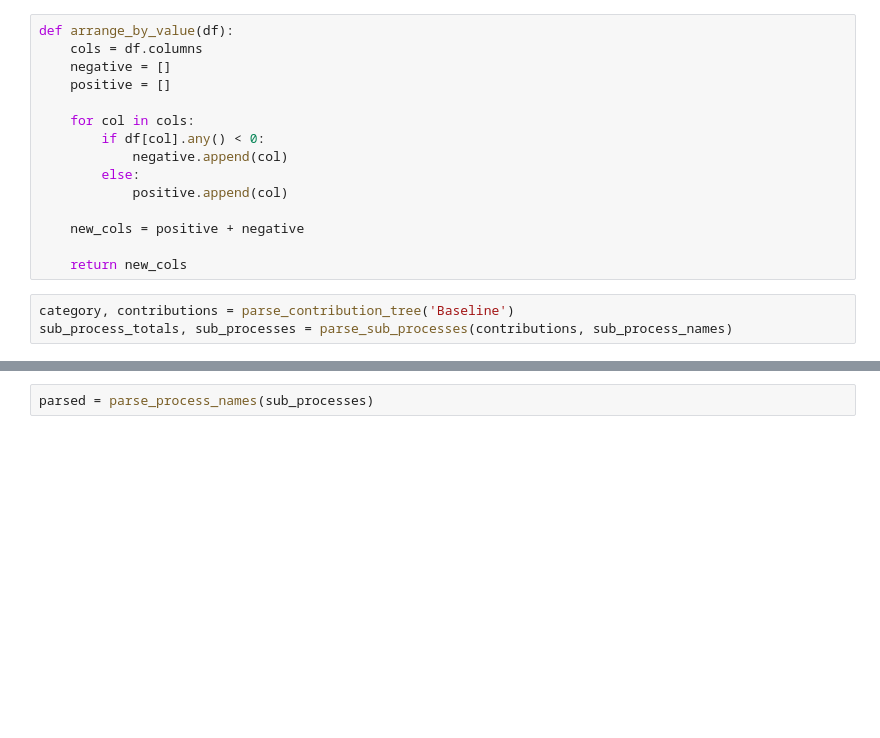
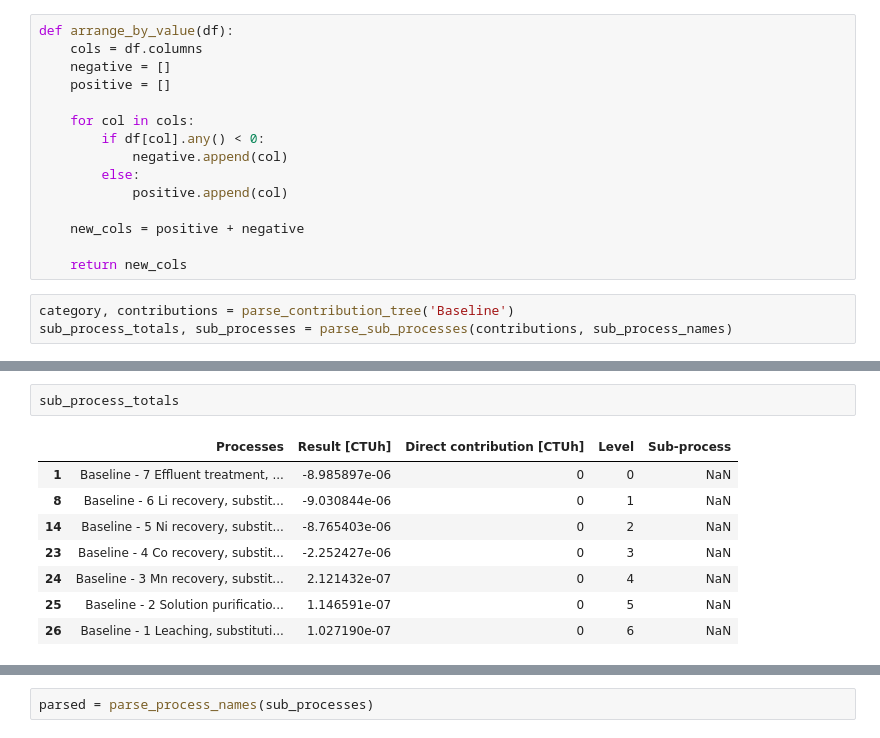
Before and after one commit to laphei/openlca-contributor, a Jupyter notebook: contributor.ipynb, the cells around one changed output, grey strips where cells are left out. Saved outputs shown, nothing was run; the diff lists cells and outputs as text; blank space fills up the shorter version.

```diff
--- a/contributor.ipynb
+++ b/contributor.ipynb
@@ -137,3 +236,14 @@ sub_processes[0]
+# %%
+sub_process_totals
+# %% [output]
+|  | Processes | Result [CTUh] | Direct contribution [CTUh] | Level | Sub-process |
+| 1 | Baseline - 7 Effluent treatment, ... | -8.985897e-06 | 0 | 0 | NaN |
+| 8 | Baseline - 6 Li recovery, substit... | -9.030844e-06 | 0 | 1 | NaN |
+| 14 | Baseline - 5 Ni recovery, substit... | -8.765403e-06 | 0 | 2 | NaN |
+| 23 | Baseline - 4 Co recovery, substit... | -2.252427e-06 | 0 | 3 | NaN |
+| 24 | Baseline - 3 Mn recovery, substit... | 2.121432e-07 | 0 | 4 | NaN |
+| 25 | Baseline - 2 Solution purificatio... | 1.146591e-07 | 0 | 5 | NaN |
+| 26 | Baseline - 1 Leaching, substituti... | 1.027190e-07 | 0 | 6 | NaN |
 # %%
 category
 # %% [output]
```
Also changed, not shown: parts of 15 cells of this notebook, 18 other files.
